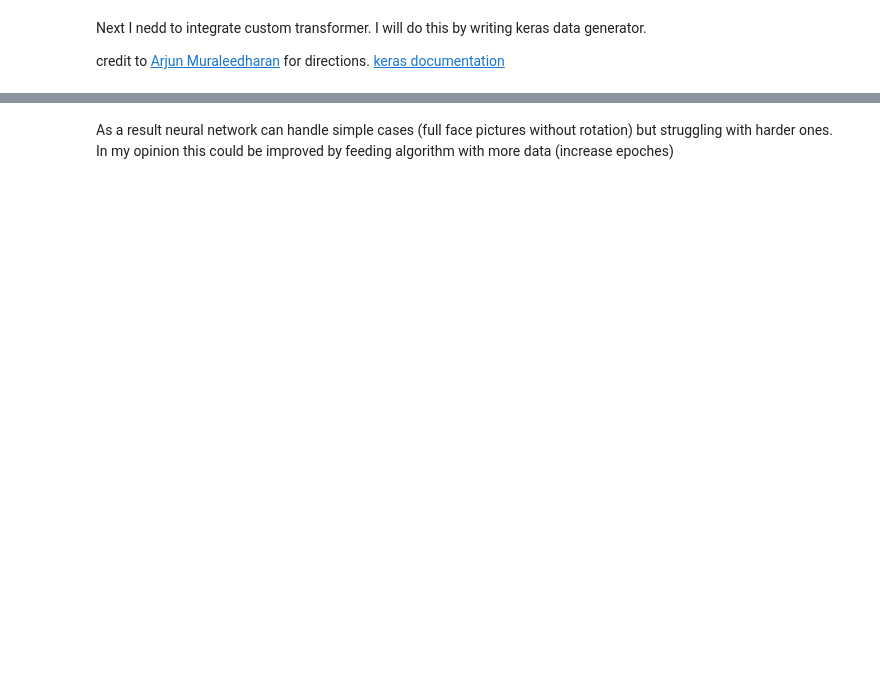
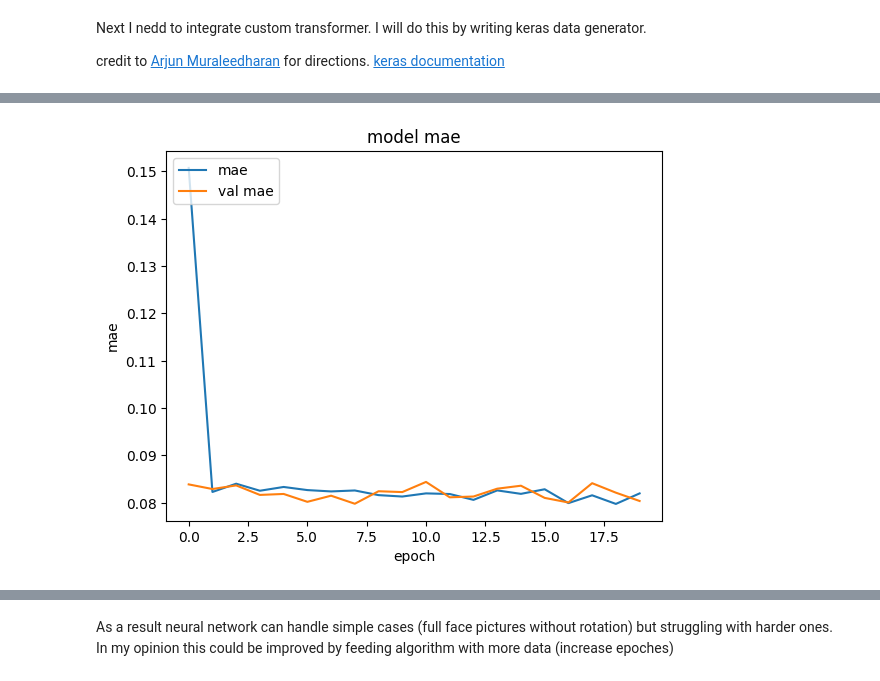
Before and after one commit to kezif/face-points, a Jupyter notebook: Face_Points_Augmentation.ipynb, the cells around one changed output, grey strips where cells are left out. Saved outputs shown, nothing was run; the diff lists cells and outputs as text; code cells hidden in the pictures; blank space fills up the shorter version.

```diff
--- a/Face_Points_Augmentation.ipynb
+++ b/Face_Points_Augmentation.ipynb
@@ -280,11 +260,13 @@ plt.show()
 # %%
-plt.plot(history.history['mae'][3:])
-plt.plot(history.history['val_mae'][3:])
+plt.plot(history.history['mae'])
+plt.plot(history.history['val_mae'])
 plt.title('model mae')
 plt.ylabel('mae')
 plt.xlabel('epoch')
 plt.legend(['mae', 'val mae'], loc='upper left')
 plt.show()
+# %% [output]
+[figure, added]
 # %%
 deploy_transform = A.Compose([  # copy of the pipeline from the previous cell.
     A.Resize(width=IMG_SIZE, height=IMG_SIZE, always_apply=True),
```
Also changed, not shown: parts of 12 cells of this notebook.
